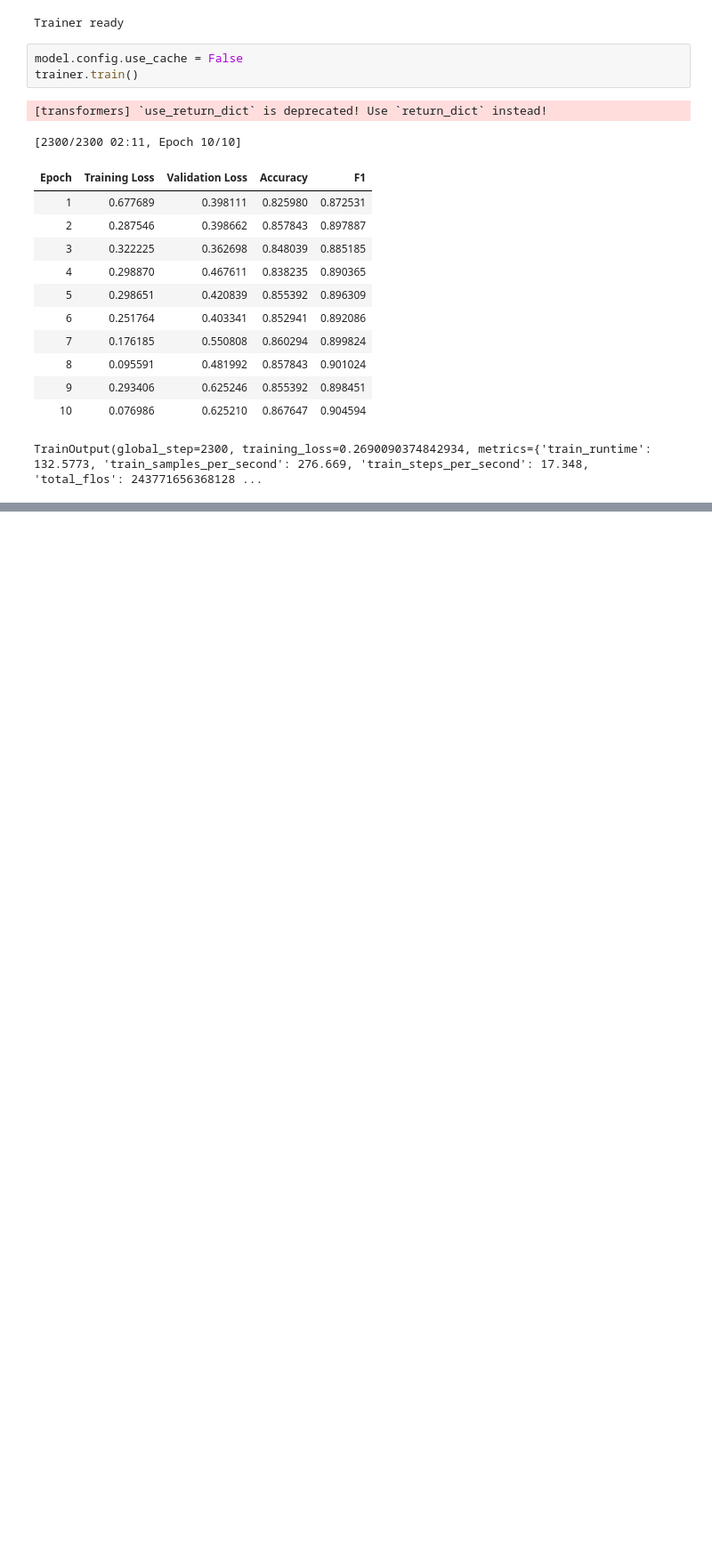
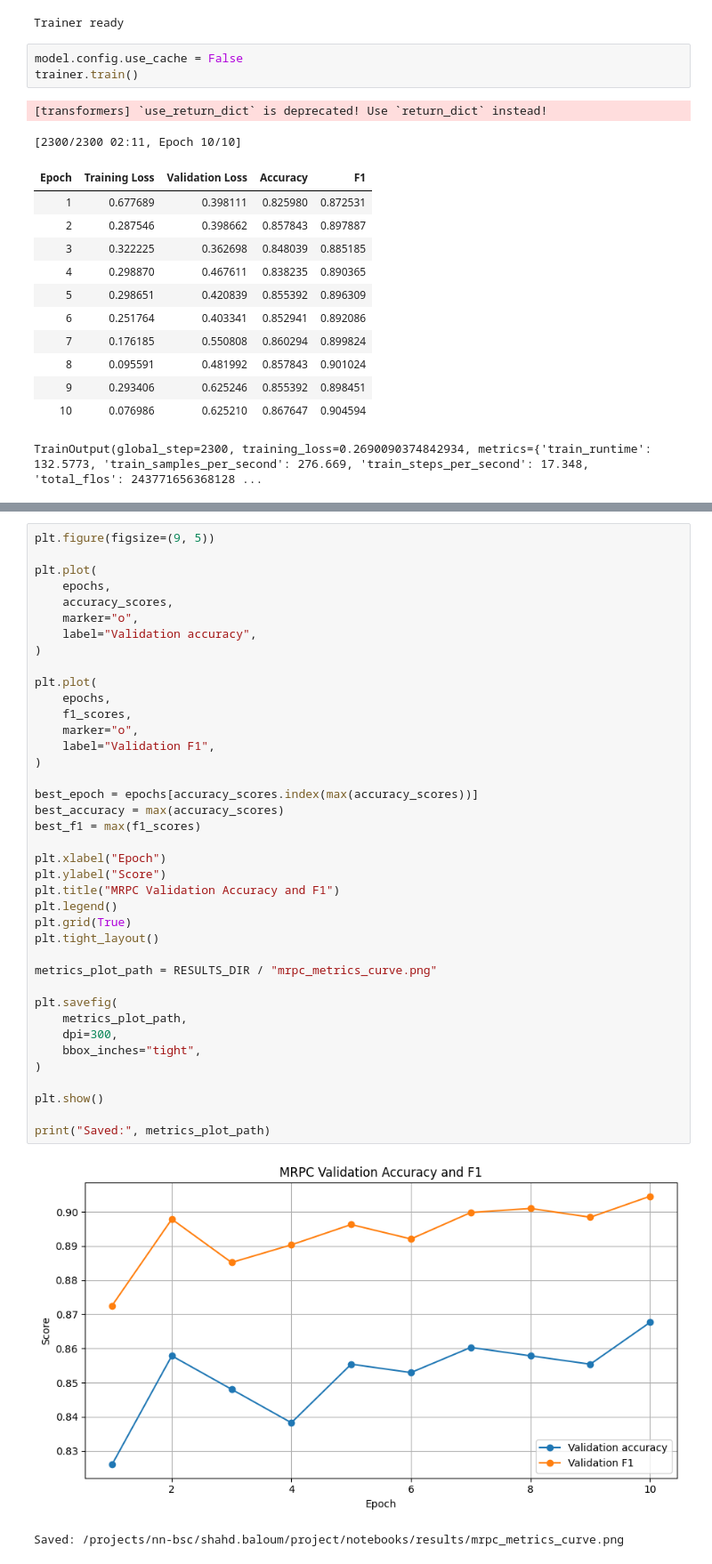
Before and after one commit to shoshe1/nn_project, a Jupyter notebook: notebooks/mrpc_lora_roberta.ipynb, the cells around one changed output, grey strips where cells are left out. Shown at 89% size. Cells and saved outputs as stored; diff of their text form; blank space fills up the shorter version.

```diff
--- a/notebooks/mrpc_lora_roberta.ipynb
+++ b/notebooks/mrpc_lora_roberta.ipynb
@@ -188,0 +326,42 @@ MRPC saved!
+# %%
+plt.figure(figsize=(9, 5))
+
+plt.plot(
+    epochs,
+    accuracy_scores,
+    marker="o",
+    label="Validation accuracy",
+)
+
+plt.plot(
+    epochs,
+    f1_scores,
+    marker="o",
+    label="Validation F1",
+)
+
+best_epoch = epochs[accuracy_scores.index(max(accuracy_scores))]
+best_accuracy = max(accuracy_scores)
+best_f1 = max(f1_scores)
+
+plt.xlabel("Epoch")
+plt.ylabel("Score")
+plt.title("MRPC Validation Accuracy and F1")
+plt.legend()
+plt.grid(True)
+plt.tight_layout()
+
+metrics_plot_path = RESULTS_DIR / "mrpc_metrics_curve.png"
+
+plt.savefig(
+    metrics_plot_path,
+    dpi=300,
+    bbox_inches="tight",
+)
+
+plt.show()
+
+print("Saved:", metrics_plot_path)
+# %% [output]
+[figure, added]
+Saved: /projects/nn-bsc/shahd.baloum/project/notebooks/results/mrpc_metrics_curve.png
```
Also changed, not shown: parts of 4 cells of this notebook, 4 other files.
